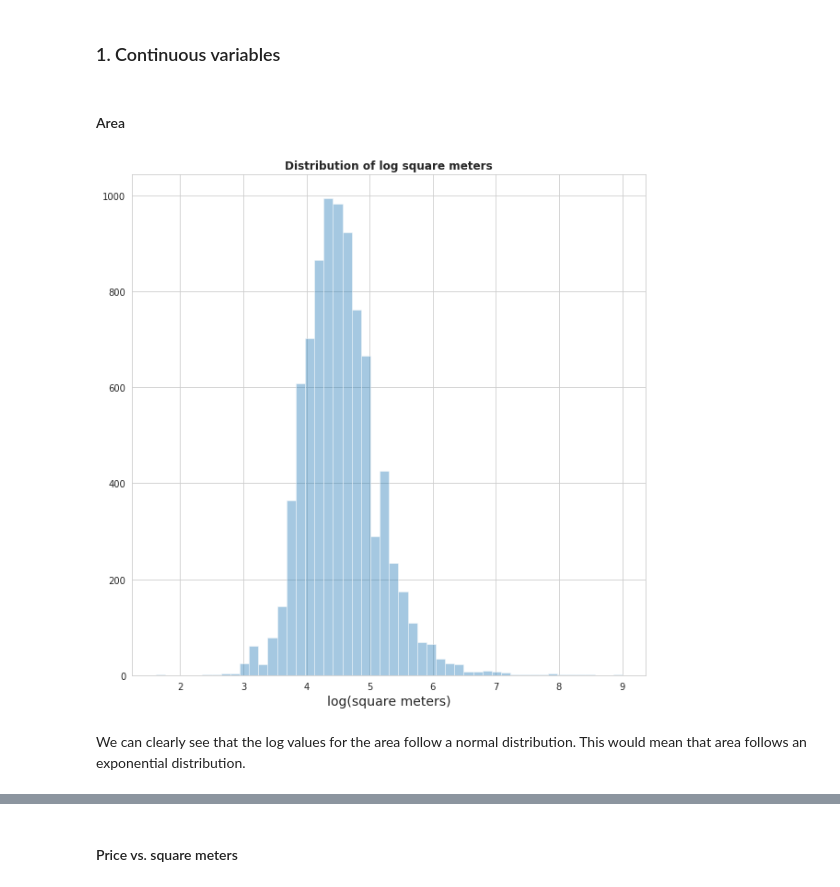
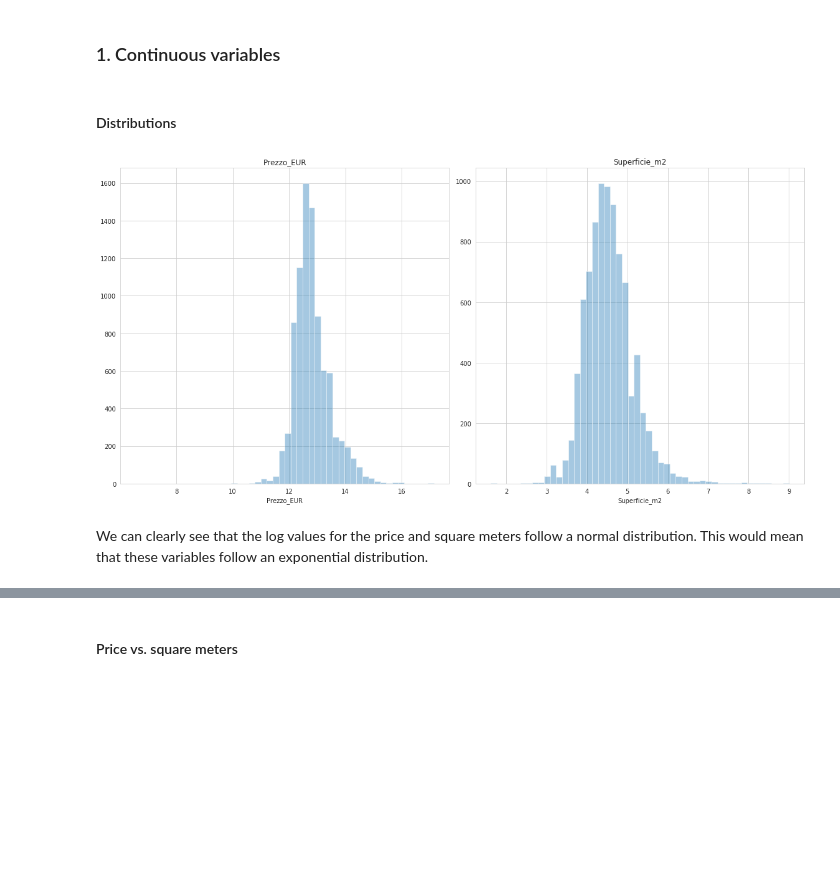
Before and after one commit to LazyEval/housing-prices-firenze, a Jupyter notebook: notebooks/2.0-LazyEval-EDA.ipynb, the cells around one changed output, grey strips where cells are left out. Saved outputs shown, nothing was run; the diff lists cells and outputs as text; code cells hidden in the pictures; blank space fills up the shorter version.

Commit message:
Update histograms and boxplots in EDA.

```diff
--- a/notebooks/2.0-LazyEval-EDA.ipynb
+++ b/notebooks/2.0-LazyEval-EDA.ipynb
@@ -52,16 +52,21 @@ df.describe()
 # %% [markdown]
 ### 1. Continuous variables
 # %% [markdown]
-#### Area
+#### Distributions
 # %%
-# Area [m2] distribution - take log to normalize
-fig = plt.figure(figsize=(10, 10))
+continuous_vars = ['Prezzo_EUR', 'Superficie_m2']
+
+# Distributions - take log to normalize
+plt.figure(figsize=(16, 8))
 sns.set_style('whitegrid')
-sns.distplot(np.log(df['Superficie_m2']), kde=False)
-plt.xlabel("log(square meters)", size=14)
-plt.title('Distribution of log square meters', weight='bold')
+for i, var in enumerate(continuous_vars, 1):
+    plt.subplot(1, 2, i)
+    sns.distplot(np.log(df[var]), kde=False)
+    plt.title(var)
+
+plt.tight_layout()
 plt.show()
 # %% [output]
-[figure, old version]
+[figure, new version]
 # %% [markdown]
-We can clearly see that the log values for the area follow a normal distribution. This would mean that area follows an exponential distribution.
+We can clearly see that the log values for the price and square meters follow a normal distribution. This would mean that these variables follow an exponential distribution.
```
Also changed, not shown: parts of 11 cells of this notebook.
